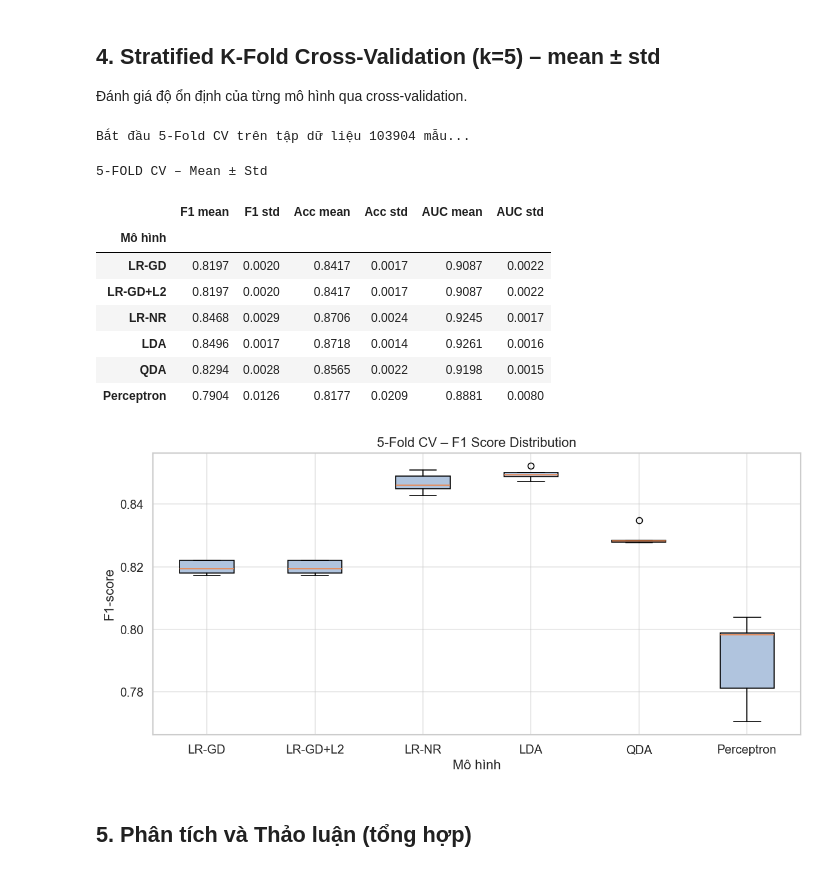
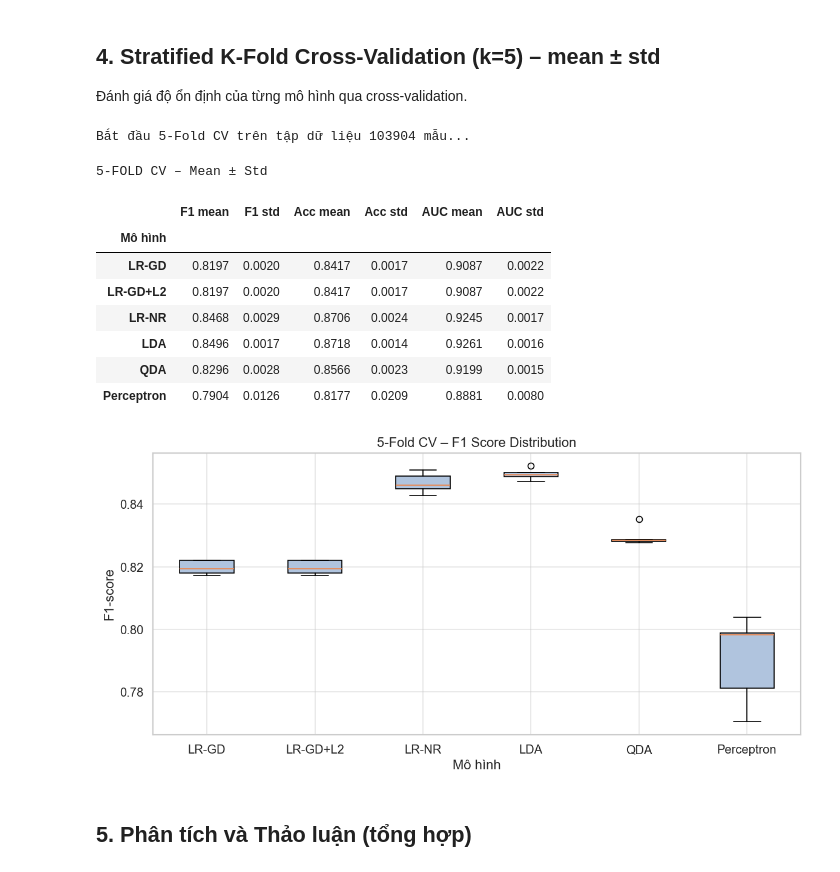
Before and after one commit to conluoi123/Machine-Learning---Project-1-, a Jupyter notebook: code/Part2_Classification/models.ipynb, the cells around one changed output. Drawn from its saved outputs; the diff is of its cells as text; code cells hidden in the pictures.

```diff
--- a/code/Part2_Classification/models.ipynb
+++ b/code/Part2_Classification/models.ipynb
@@ -4693,7 +4693,7 @@ prob_lda  = lda_cmp.predict_proba(X_test_c)[:, 1]
 
 # 5. QDA (sklearn)
 t0 = __import__('time').time()
-qda_cmp = SkQDA(reg_param=1e-4).fit(X_tv, y_tv)
+qda_cmp = SkQDA(reg_param=1e-3).fit(X_tv, y_tv)
 t_qda = __import__('time').time() - t0
 pred_qda  = qda_cmp.predict(X_test_c)
 prob_qda  = qda_cmp.predict_proba(X_test_c)[:, 1]
@@ -4996,7 +5012,7 @@ for fold, (tr_i, va_i) in fold_iterator:
 
     # 6. QDA (Rất nhanh, giữ nguyên)
     fold_iterator.set_postfix_str(f"Fold {fold+1}: QDA")
-    qda_cv = SkQDA(reg_param=1e-4).fit(Xtr, ytr)
+    qda_cv = SkQDA(reg_param=1e-3).fit(Xtr, ytr)
     pqda = qda_cv.predict(Xva)
     prqda = qda_cv.predict_proba(Xva)[:,1]
     cv_results['QDA']['f1'].append(f1_score(yva, pqda, zero_division=0))
@@ -5023,34 +5039,34 @@ for name, vals in cv_results.items():
         'Acc std': np.std(vals['acc']),
         'AUC mean':np.mean(vals['auc']),
         'AUC std': np.std(vals['auc']),
     })
 
 df_cv_cmp = pd.DataFrame(cv_rows).set_index('Mô hình')
 print('\n5-FOLD CV – Mean ± Std')
 display(df_cv_cmp.round(4))
 
 # Boxplot F1
 fig, ax = plt.subplots(figsize=(10, 5))
 cv_box_data = {name: vals['f1'] for name, vals in cv_results.items()}
 ax.boxplot(cv_box_data.values(), labels=cv_box_data.keys(), patch_artist=True,
            boxprops=dict(facecolor='lightsteelblue'))
 ax.set_title('5-Fold CV – F1 Score Distribution')
 ax.set_ylabel('F1-score')
 ax.set_xlabel('Mô hình')
 ax.grid(True, alpha=0.5)
 plt.tight_layout()
 plt.savefig(os.path.join(FIG_PATH_CMP, 'cv_f1_boxplot.png'), bbox_inches='tight')
 plt.show()
 # %% [output]
 Bắt đầu 5-Fold CV trên tập dữ liệu 103904 mẫu...
 5-FOLD CV – Mean ± Std
 |  | F1 mean | F1 std | Acc mean | Acc std | AUC mean | AUC std |
 | Mô hình |  |  |  |  |  |  |
 | LR-GD | 0.8197 | 0.0020 | 0.8417 | 0.0017 | 0.9087 | 0.0022 |
 | LR-GD+L2 | 0.8197 | 0.0020 | 0.8417 | 0.0017 | 0.9087 | 0.0022 |
 | LR-NR | 0.8468 | 0.0029 | 0.8706 | 0.0024 | 0.9245 | 0.0017 |
 | LDA | 0.8496 | 0.0017 | 0.8718 | 0.0014 | 0.9261 | 0.0016 |
-| QDA | 0.8294 | 0.0028 | 0.8565 | 0.0022 | 0.9198 | 0.0015 |
+| QDA | 0.8296 | 0.0028 | 0.8566 | 0.0023 | 0.9199 | 0.0015 |
 | Perceptron | 0.7904 | 0.0126 | 0.8177 | 0.0209 | 0.8881 | 0.0080 |
 [figure]
 # %% [markdown]
```
Also changed, not shown: parts of 79 cells of this notebook, 3 other files.
